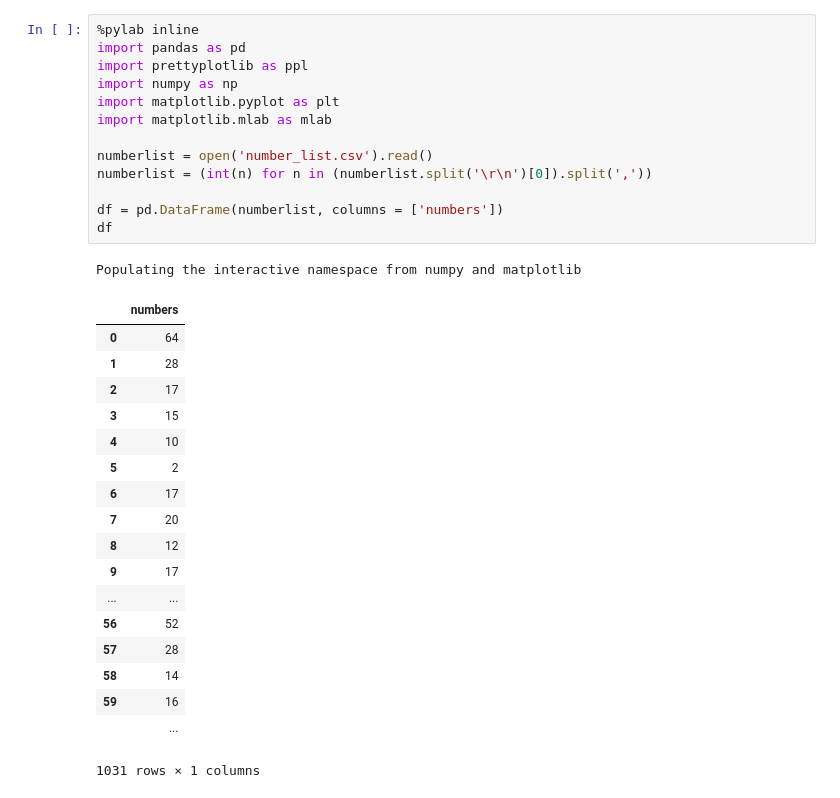
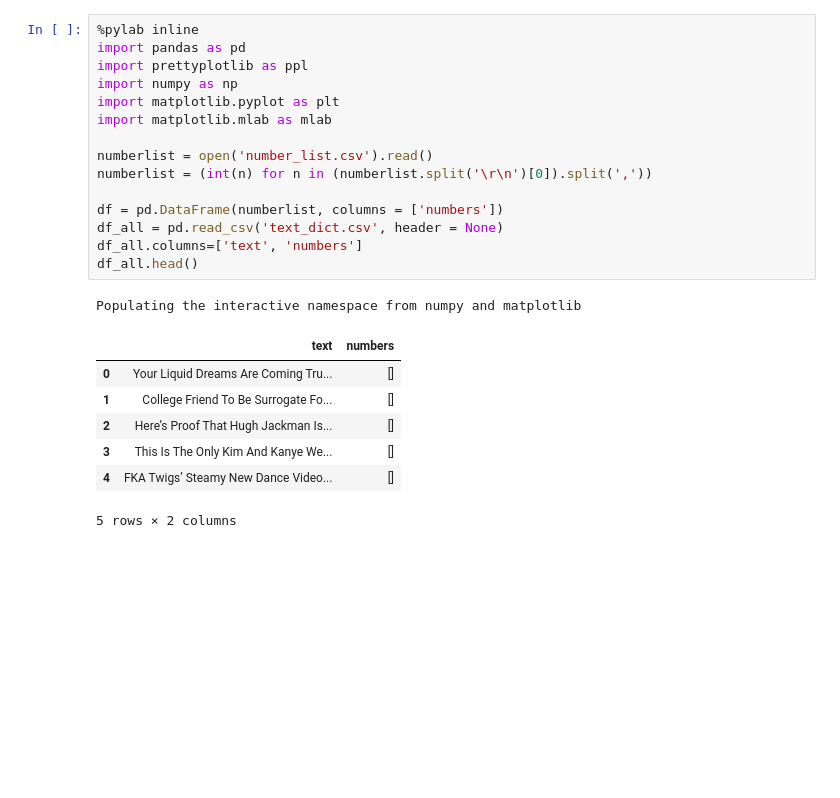
Before and after one commit to dinob0t/buzz_scrape, a Jupyter notebook: data/buzzfeed_numbers.ipynb, the cells around one changed output. Cells and saved outputs as stored; diff of their text form; blank space fills up the shorter version.

```diff
--- a/data/buzzfeed_numbers.ipynb
+++ b/data/buzzfeed_numbers.ipynb
@@ -1,36 +1,27 @@
 # %%
 %pylab inline
 import pandas as pd
 import prettyplotlib as ppl
 import numpy as np
 import matplotlib.pyplot as plt
 import matplotlib.mlab as mlab
 
 numberlist = open('number_list.csv').read()
 numberlist = (int(n) for n in (numberlist.split('\r\n')[0]).split(','))
 
 df = pd.DataFrame(numberlist, columns = ['numbers'])
-df
+df_all = pd.read_csv('text_dict.csv', header = None)
+df_all.columns=['text', 'numbers']
+df_all.head()
 # %% [output]
 Populating the interactive namespace from numpy and matplotlib
-|  | numbers |
-| 0 | 64 |
-| 1 | 28 |
-| 2 | 17 |
-| 3 | 15 |
-| 4 | 10 |
-| 5 | 2 |
-| 6 | 17 |
-| 7 | 20 |
-| 8 | 12 |
-| 9 | 17 |
-| ... | ... |
-| 56 | 52 |
-| 57 | 28 |
-| 58 | 14 |
-| 59 | 16 |
-|  | ... |
+|  | text | numbers |
+| 0 | Your Liquid Dreams Are Coming Tru... | [] |
+| 1 | College Friend To Be Surrogate Fo... | [] |
+| 2 | Here’s Proof That Hugh Jackman Is... | [] |
+| 3 | This Is The Only Kim And Kanye We... | [] |
+| 4 | FKA Twigs’ Steamy New Dance Video... | [] |
-1031 rows × 1 columns
+5 rows × 2 columns
 # %%
 bn_less = df[(df['numbers']<50) & (df['numbers']>4)]
 bn_less.describe()
```
Also changed, not shown: parts of 6 cells of this notebook, 6 other files.
